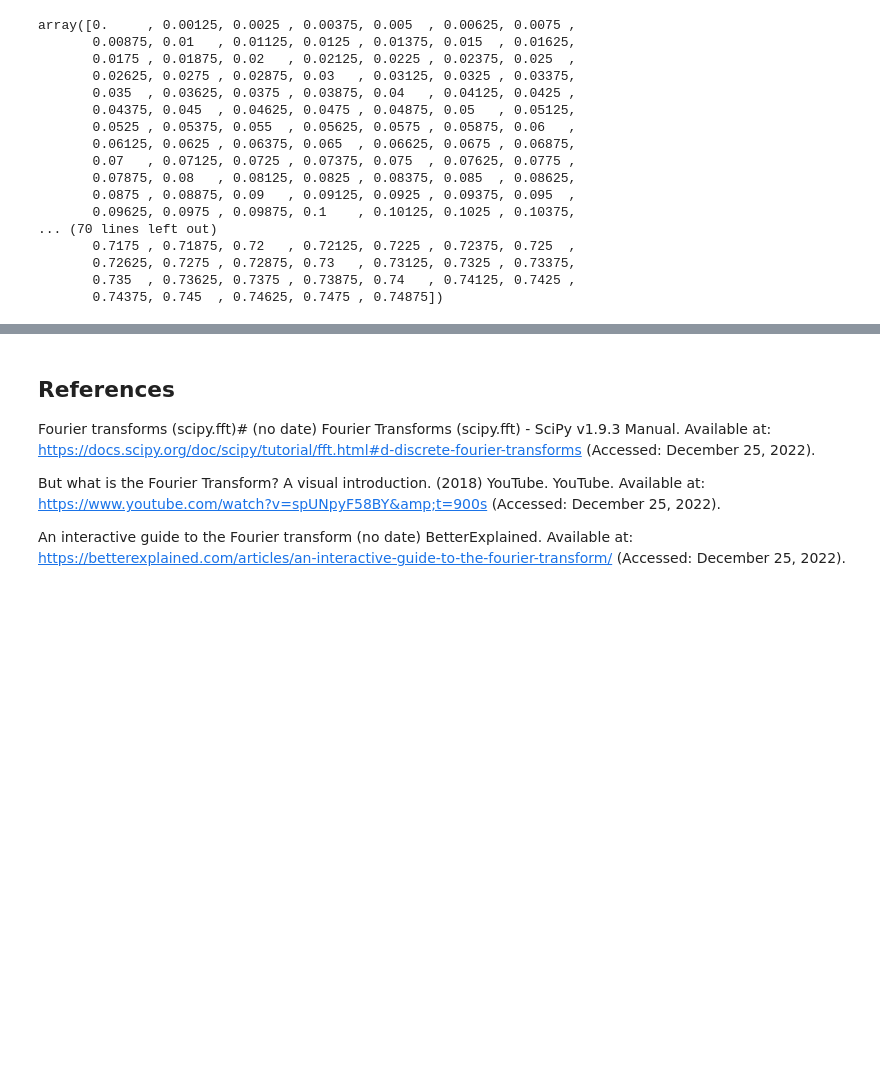
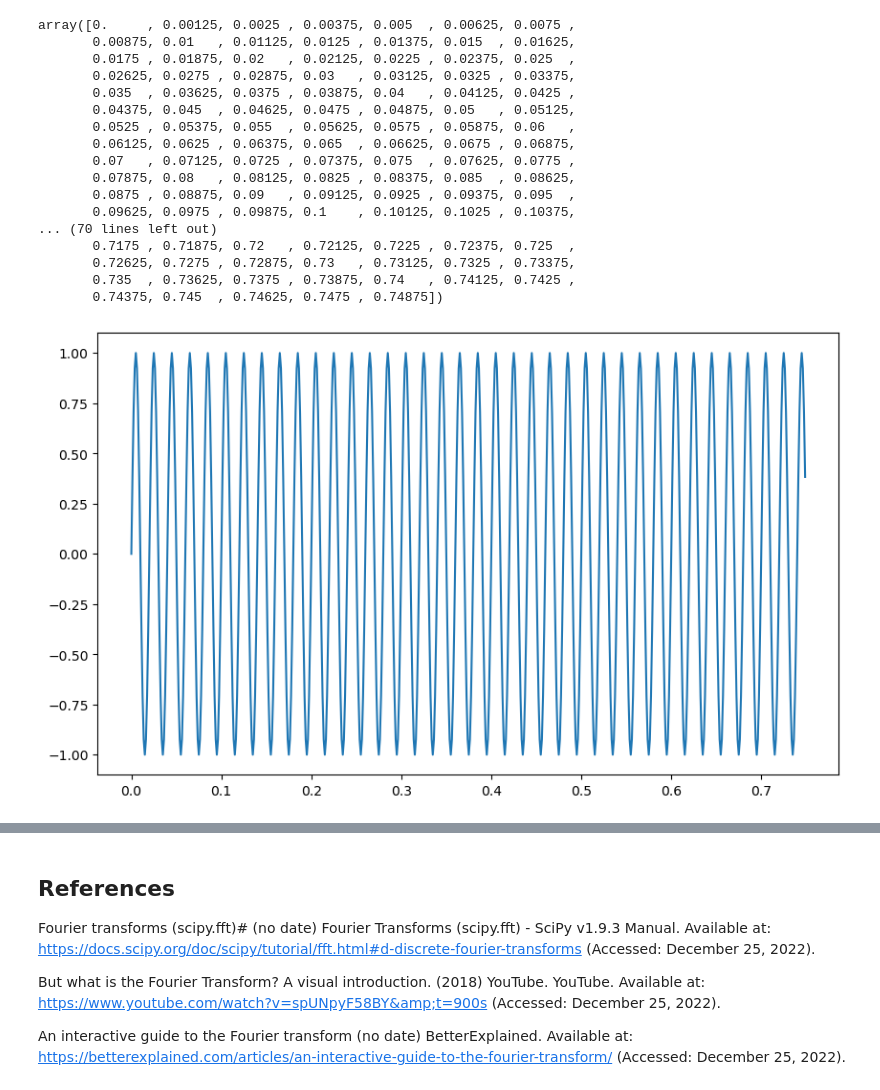
Before and after one commit to DylanCorr2020/EmergingTechnologies, a Jupyter notebook: content/Fourier Transform.ipynb, the cells around one changed output, grey strips where cells are left out. Saved outputs shown, nothing was run; the diff lists cells and outputs as text; code cells hidden in the pictures; blank space fills up the shorter version.

```diff
--- a/content/Fourier Transform.ipynb
+++ b/content/Fourier Transform.ipynb
@@ -138,3 +138,15 @@ array([0.     , 0.00125, 0.0025 , 0.00375, 0.005  , 0.00625, 0.0075 ,
        0.72625, 0.7275 , 0.72875, 0.73   , 0.73125, 0.7325 , 0.73375,
        0.735  , 0.73625, 0.7375 , 0.73875, 0.74   , 0.74125, 0.7425 ,
        0.74375, 0.745  , 0.74625, 0.7475 , 0.74875])
+# %%
+
+# First sine wave with a frequency of 50 and a phase of 0
+#takes an array of values x
+#
+y_0 = np.sin(50.0 * 2.0 * np.pi * x)
+
+# Plot it.
+fig, ax = plt.subplots(figsize=(10, 6))
+ax.plot(x, y_0);
+# %% [output]
+[figure, added]
```
Also changed, not shown: parts of 7 cells of this notebook.
